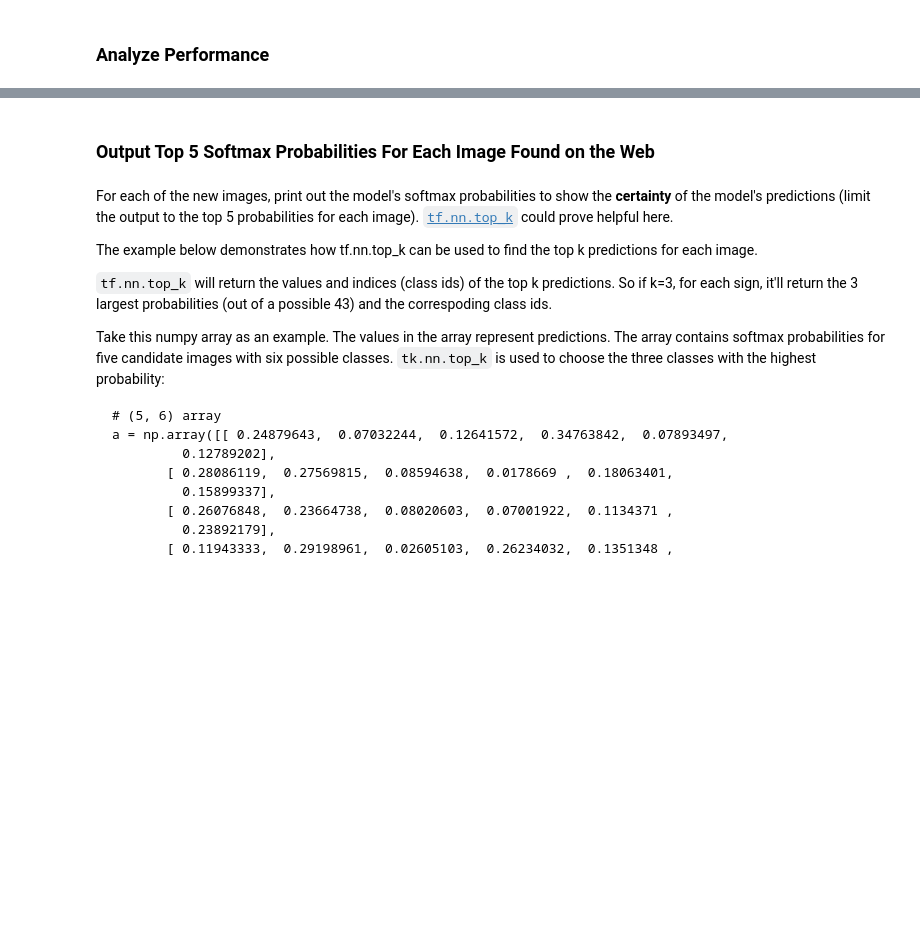
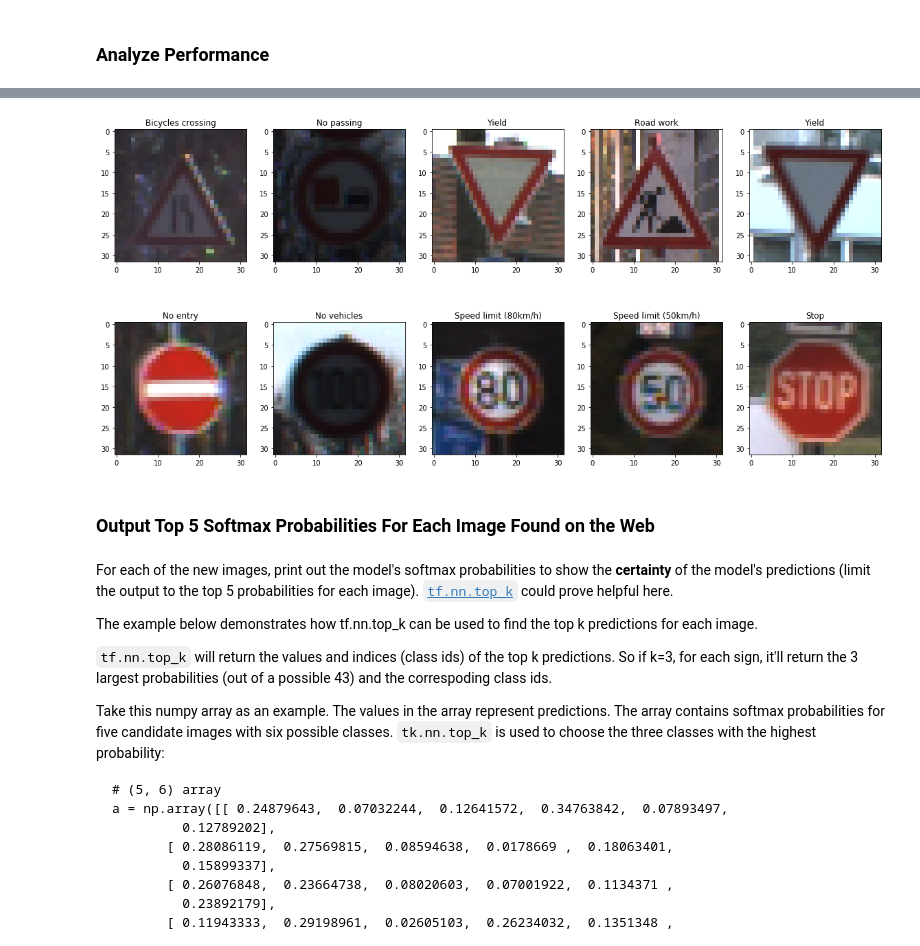
Before and after one commit to vinaykumarhs2020/CarND-Traffic-Sign-Classifier-Project, a Jupyter notebook: Traffic_Sign_Classifier.ipynb, the cells around one changed output, grey strips where cells are left out. Drawn from its saved outputs; the diff is of its cells as text; code cells hidden in the pictures; blank space fills up the shorter version.

```diff
--- a/Traffic_Sign_Classifier.ipynb
+++ b/Traffic_Sign_Classifier.ipynb
@@ -335,3 +421,17 @@ You may find `signnames.csv` useful as it contains mappings from the class id (i
 ### Run the predictions here and use the model to output the prediction for each image.
 ### Make sure to pre-process the images with the same pre-processing pipeline used earlier.
 ### Feel free to use as many code cells as needed.
+def predict(X_data):
+    _r = len(X_data)
+    y_pred=tf.argmax(logits,1)
+
+    p_logits = sess.run(logits,feed_dict={x:X_data})
+    predictions = sess.run(y_pred,feed_dict={x:X_data})
+
+    return predictions, p_logits
+# %%
+predictions=None
+p_logits=None
+with tf.Session() as sess:
+    saver.restore(sess, tf.train.latest_checkpoint('.'))
+    predictions, p_logits=predict(X_test_new)
@@ -343,3 +473,14 @@ You may find `signnames.csv` useful as it contains mappings from the class id (i
+# %%
+# Show the predicted labels:
+counter=1
+fig=plt.figure(figsize=(20,25))
+for im,lab in zip(X_test_new,predictions):
+    plt.subplot(5,5,counter)
+    plt.imshow(im)
+    plt.title(csvlabels[lab])
+    counter+=1
+# %% [output]
+[figure, added]
 # %% [markdown]
 ### Output Top 5 Softmax Probabilities For Each Image Found on the Web
 # %% [markdown]
```
Also changed, not shown: parts of 17 cells of this notebook.
